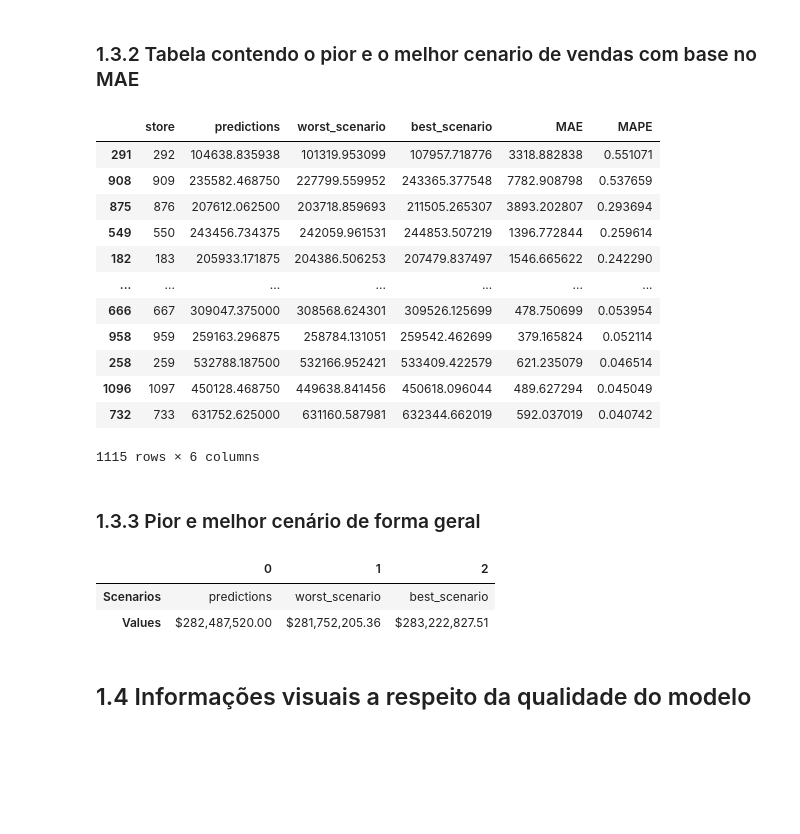
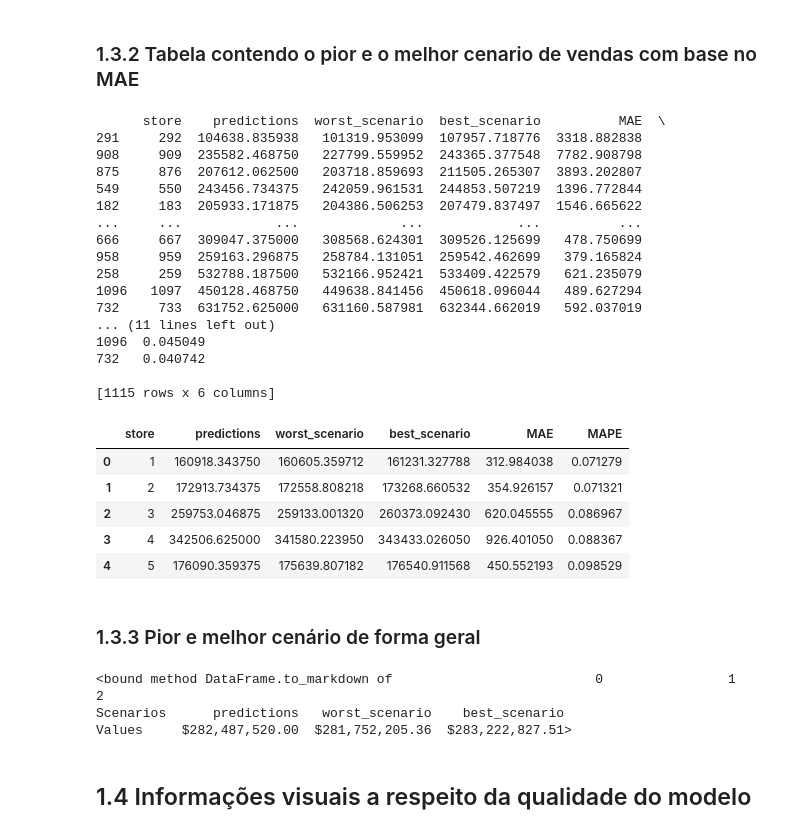
Before and after one commit to MayconRochaaa/rossmann_project, a Jupyter notebook: store_sales_prediction.ipynb, the cells around one changed output. Drawn from its saved outputs; the diff is of its cells as text; code cells hidden in the pictures; blank space fills up the shorter version.

```diff
--- a/store_sales_prediction.ipynb
+++ b/store_sales_prediction.ipynb
@@ -1262,32 +1204,43 @@ df9_2['best_scenario'] = df9_2['predictions']+df9_2['MAE']
 
 df9_2 = df9_2[['store', 'predictions', 'worst_scenario', 'best_scenario', 'MAE', 'MAPE']]
 print(df9_2.sort_values('MAPE',ascending=False))
-
-print()
 # %% [output]
-|  | store | predictions | worst_scenario | best_scenario | MAE | MAPE |
-| 291 | 292 | 104638.835938 | 101319.953099 | 107957.718776 | 3318.882838 | 0.551071 |
-| 908 | 909 | 235582.468750 | 227799.559952 | 243365.377548 | 7782.908798 | 0.537659 |
-| 875 | 876 | 207612.062500 | 203718.859693 | 211505.265307 | 3893.202807 | 0.293694 |
-| 549 | 550 | 243456.734375 | 242059.961531 | 244853.507219 | 1396.772844 | 0.259614 |
-| 182 | 183 | 205933.171875 | 204386.506253 | 207479.837497 | 1546.665622 | 0.242290 |
-| ... | ... | ... | ... | ... | ... | ... |
-| 666 | 667 | 309047.375000 | 308568.624301 | 309526.125699 | 478.750699 | 0.053954 |
-| 958 | 959 | 259163.296875 | 258784.131051 | 259542.462699 | 379.165824 | 0.052114 |
-| 258 | 259 | 532788.187500 | 532166.952421 | 533409.422579 | 621.235079 | 0.046514 |
-| 1096 | 1097 | 450128.468750 | 449638.841456 | 450618.096044 | 489.627294 | 0.045049 |
-| 732 | 733 | 631752.625000 | 631160.587981 | 632344.662019 | 592.037019 | 0.040742 |
-1115 rows × 6 columns
+      store    predictions  worst_scenario  best_scenario          MAE  \
+291     292  104638.835938   101319.953099  107957.718776  3318.882838
+908     909  235582.468750   227799.559952  243365.377548  7782.908798
+875     876  207612.062500   203718.859693  211505.265307  3893.202807
+549     550  243456.734375   242059.961531  244853.507219  1396.772844
+182     183  205933.171875   204386.506253  207479.837497  1546.665622
+...     ...            ...             ...            ...          ...
+666     667  309047.375000   308568.624301  309526.125699   478.750699
+958     959  259163.296875   258784.131051  259542.462699   379.165824
+258     259  532788.187500   532166.952421  533409.422579   621.235079
+1096   1097  450128.468750   449638.841456  450618.096044   489.627294
+732     733  631752.625000   631160.587981  632344.662019   592.037019
+... (11 lines left out)
+1096  0.045049
+732   0.040742
+
+[1115 rows x 6 columns]
+# %%
+df9_2.head()
+# %% [output]
+|  | store | predictions | worst_scenario | best_scenario | MAE | MAPE |
+| 0 | 1 | 160918.343750 | 160605.359712 | 161231.327788 | 312.984038 | 0.071279 |
+| 1 | 2 | 172913.734375 | 172558.808218 | 173268.660532 | 354.926157 | 0.071321 |
+| 2 | 3 | 259753.046875 | 259133.001320 | 260373.092430 | 620.045555 | 0.086967 |
+| 3 | 4 | 342506.625000 | 341580.223950 | 343433.026050 | 926.401050 | 0.088367 |
+| 4 | 5 | 176090.359375 | 175639.807182 | 176540.911568 | 450.552193 | 0.098529 |
 # %% [markdown]
 ### 1.3.3 Pior e melhor cenário de forma geral
 # %%
 df9_3 = df9_2[['predictions', 'worst_scenario', 'best_scenario']].apply(lambda x: np.sum(x), axis=0).reset_index().rename(columns={'index': 'Scenarios', 0: 'Values'})
 df9_3['Values'] = df9_3['Values'].map('${:,.2f}'.format)
-df9_3.T
+df9_3.T.to_markdown
 # %% [output]
-|  | 0 | 1 | 2 |
-| Scenarios | predictions | worst_scenario | best_scenario |
-| Values | $282,487,520.00 | $281,752,205.36 | $283,222,827.51 |
+<bound method DataFrame.to_markdown of                          0                1                2
+Scenarios      predictions   worst_scenario    best_scenario
+Values     $282,487,520.00  $281,752,205.36  $283,222,827.51>
 # %% [markdown]
 ## 1.4 Informações visuais a respeito da qualidade do modelo
 # %%
```
Also changed, not shown: parts of 9 cells of this notebook, 2 other files.
